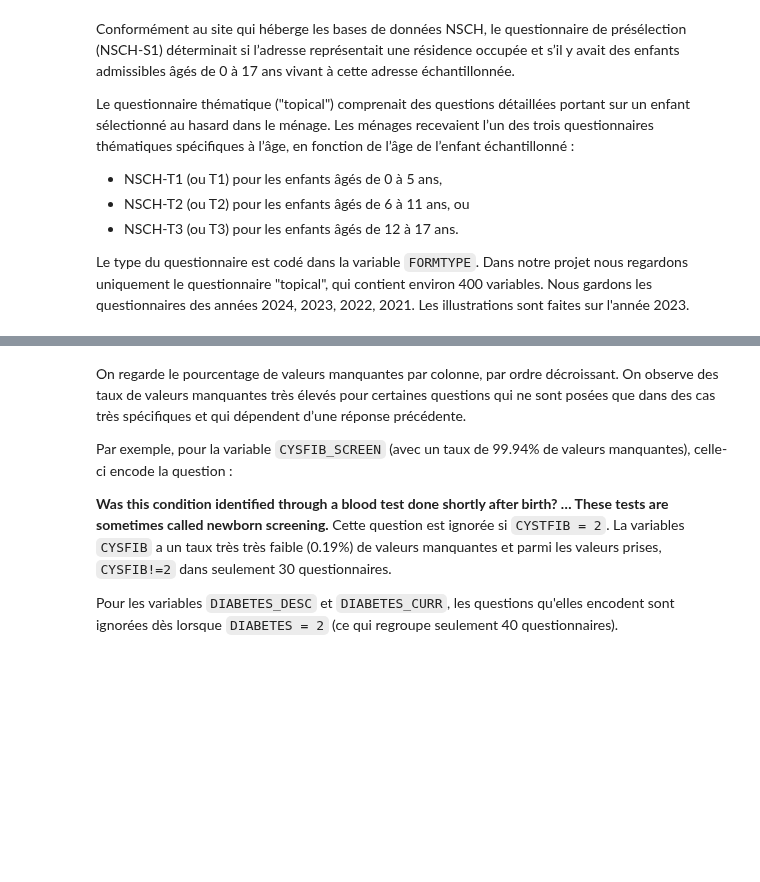
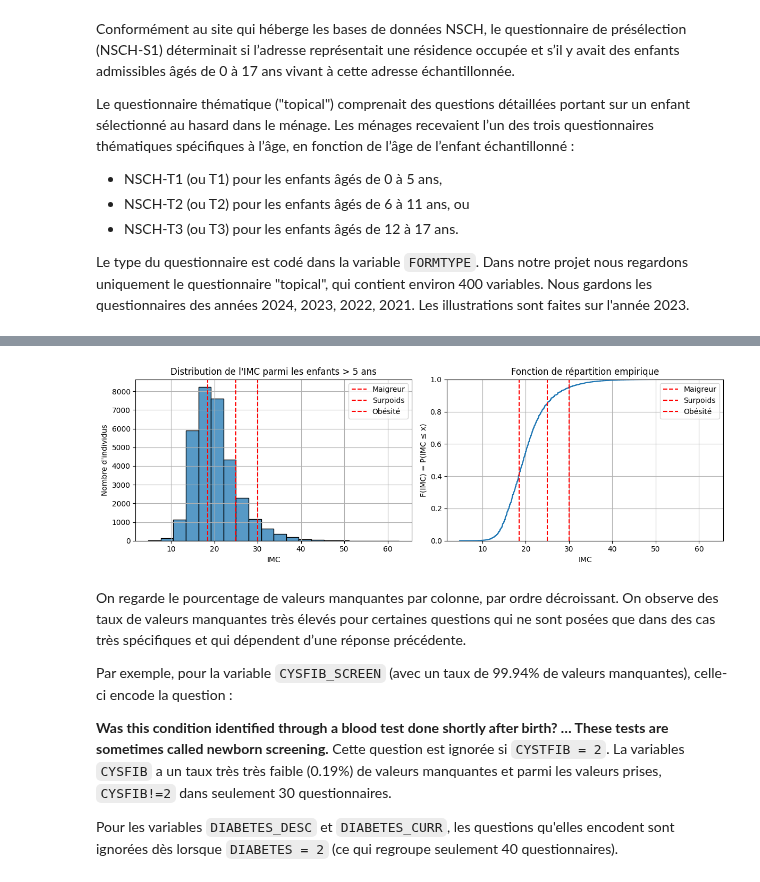
Before and after one commit to inaelenacampan/Determinants_of_children-s_health, a Jupyter notebook: Determinants_of_children-s_health.ipynb, the cells around one changed output, grey strips where cells are left out. Saved outputs shown, nothing was run; the diff lists cells and outputs as text; code cells hidden in the pictures; blank space fills up the shorter version.

```diff
--- a/Determinants_of_children-s_health.ipynb
+++ b/Determinants_of_children-s_health.ipynb
@@ -128,3 +195,32 @@ plt.show()
+# %%
+imc = (df["WEIGHT"] / ((df["HEIGHT"] / 100) ** 2)).dropna()
+
+fig, axes = plt.subplots(1, 2, figsize=(12, 4))  # 1 ligne, 2 plot
+
+sns.histplot(imc, bins=20, ax=axes[0])
+for v, label in [(18.5, "Maigreur"), (25, "Surpoids"), (30, "Obésité")]:
+    axes[0].axvline(v, linestyle="--", color="red", label=label)
+
+axes[0].set_xlabel("IMC")
+axes[0].set_ylabel("Nombre d'individus")
+axes[0].set_title("Distribution de l'IMC parmi les enfants > 5 ans")
+axes[0].legend()
+axes[0].grid(True)
+
+sns.ecdfplot(imc, ax=axes[1])
+for v, label in [(18.5, "Maigreur"), (25, "Surpoids"), (30, "Obésité")]:
+    axes[1].axvline(v, linestyle="--", color="red", label=label)
+
+axes[1].set_xlabel("IMC")
+axes[1].set_ylabel("F(IMC) = P(IMC ≤ x)")
+axes[1].set_title("Fonction de répartition empirique")
+axes[1].legend()
+axes[1].grid(True)
+
+plt.tight_layout()
+plt.show()
+# %% [output]
+[figure, added]
 # %% [markdown]
 On regarde le pourcentage de valeurs manquantes par colonne, par ordre décroissant.
 On observe des taux de valeurs manquantes très élevés pour certaines questions qui ne sont posées que dans des cas très spécifiques et qui dépendent d’une réponse précédente.
```
Also changed, not shown: parts of 39 cells of this notebook, 1 other file.
